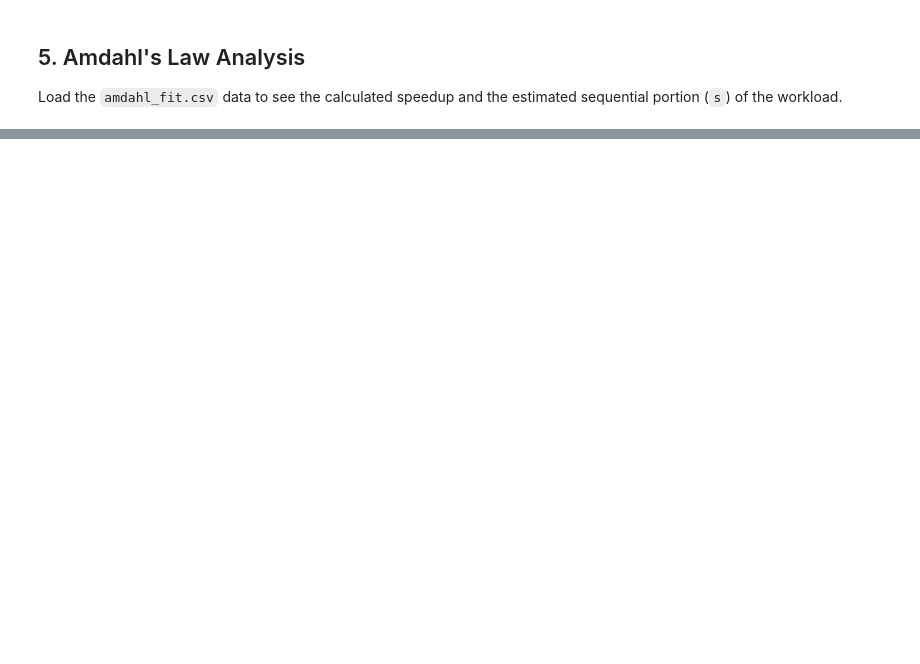
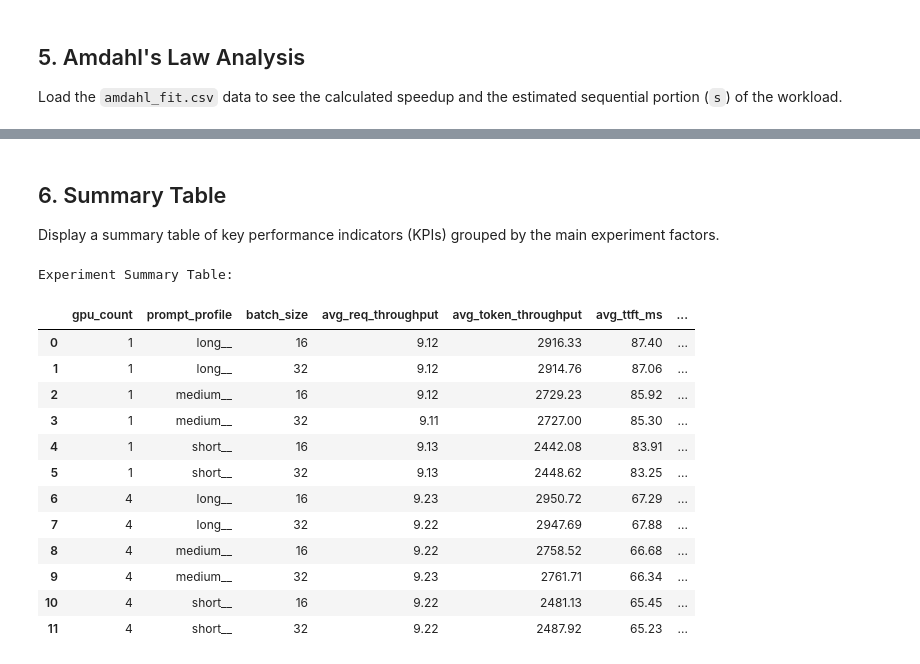
Before and after one commit to 00dhkim/vllm_load_test, a Jupyter notebook: analysis/notebook.ipynb, the cells around one changed output, grey strips where cells are left out. Drawn from its saved outputs; the diff is of its cells as text; code cells hidden in the pictures; blank space fills up the shorter version.

```diff
--- a/analysis/notebook.ipynb
+++ b/analysis/notebook.ipynb
@@ -94,0 +112,33 @@ except FileNotFoundError:
+# %% [markdown]
+## 6. Summary Table
+
+Display a summary table of key performance indicators (KPIs) grouped by the main experiment factors.
+# %%
+if 'df' in locals():
+    summary_table = df.groupby(['gpu_count', 'prompt_profile', 'batch_size']).agg(
+        avg_req_throughput=('request_throughput_req_s', 'mean'),
+        avg_token_throughput=('total_token_throughput_tok_s', 'mean'),
+        avg_ttft_ms=('mean_ttft_ms', 'mean'),
+        avg_tpot_ms=('mean_tpot_ms', 'mean')
+    ).reset_index()
+
+    # Format the table for better readability
+    summary_table = summary_table.round(2)
+
+    print("Experiment Summary Table:")
+    display(summary_table)
+# %% [output]
+Experiment Summary Table:
+|  | gpu_count | prompt_profile | batch_size | avg_req_throughput | avg_token_throughput | avg_ttft_ms | ... |
+| 0 | 1 | long__ | 16 | 9.12 | 2916.33 | 87.40 | ... |
+| 1 | 1 | long__ | 32 | 9.12 | 2914.76 | 87.06 | ... |
+| 2 | 1 | medium__ | 16 | 9.12 | 2729.23 | 85.92 | ... |
+| 3 | 1 | medium__ | 32 | 9.11 | 2727.00 | 85.30 | ... |
+| 4 | 1 | short__ | 16 | 9.13 | 2442.08 | 83.91 | ... |
+| 5 | 1 | short__ | 32 | 9.13 | 2448.62 | 83.25 | ... |
+| 6 | 4 | long__ | 16 | 9.23 | 2950.72 | 67.29 | ... |
+| 7 | 4 | long__ | 32 | 9.22 | 2947.69 | 67.88 | ... |
+| 8 | 4 | medium__ | 16 | 9.22 | 2758.52 | 66.68 | ... |
+| 9 | 4 | medium__ | 32 | 9.23 | 2761.71 | 66.34 | ... |
+| 10 | 4 | short__ | 16 | 9.22 | 2481.13 | 65.45 | ... |
+| 11 | 4 | short__ | 32 | 9.22 | 2487.92 | 65.23 | ... |
```
Also changed, not shown: parts of 6 cells of this notebook, 15 other files.
